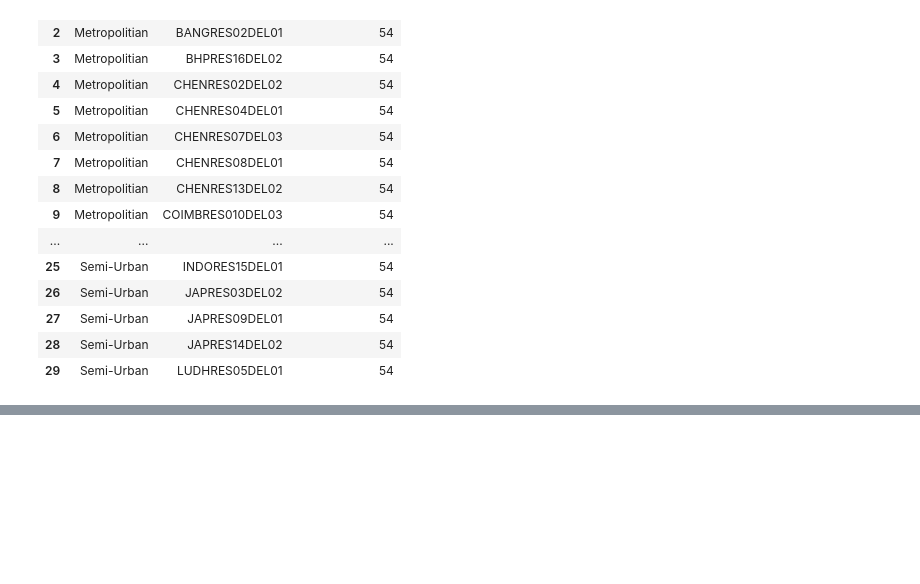
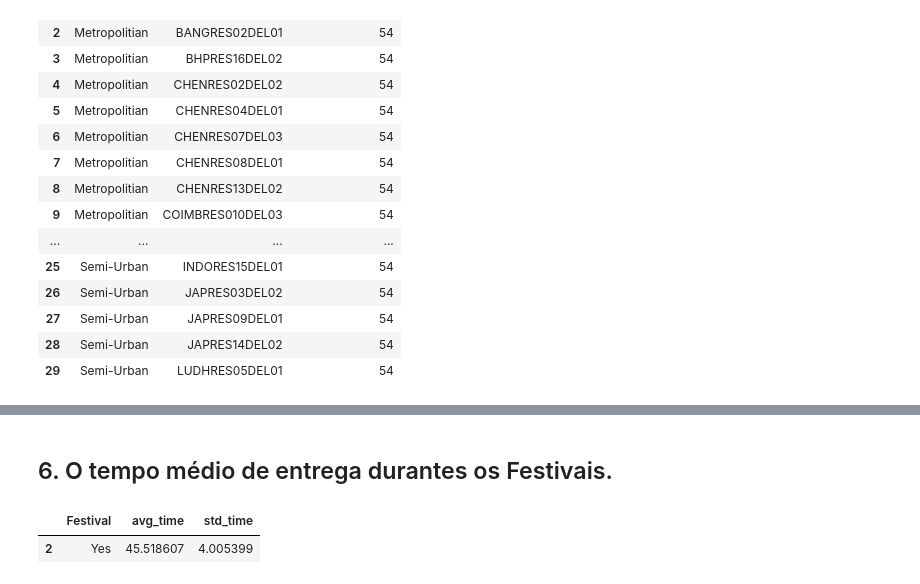
Before and after one commit to douglasaturnino/cury_company, a Jupyter notebook: notebook/transformação.ipynb, the cells around one changed output, grey strips where cells are left out. Saved outputs shown, nothing was run; the diff lists cells and outputs as text; code cells hidden in the pictures; blank space fills up the shorter version.

```diff
--- a/notebook/transformação.ipynb
+++ b/notebook/transformação.ipynb
@@ -258,0 +346,15 @@ df3
+# %% [markdown]
+## 6. O tempo médio de entrega durantes os Festivais.
+# %%
+cols = ['Time_taken(min)', 'Festival']
+df_aux = df1.loc[:, cols].groupby('Festival').agg({'Time_taken(min)':['mean','std']})
+df_aux.columns = ['avg_time', 'std_time']
+
+df_aux = df_aux.reset_index()
+
+linhas_selecionadas = df_aux['Festival'] == 'Yes'
+df_aux = df_aux.loc[linhas_selecionadas, :]
+df_aux
+# %% [output]
+|  | Festival | avg_time | std_time |
+| 2 | Yes | 45.518607 | 4.005399 |
```
Also changed, not shown: parts of 14 cells of this notebook.
